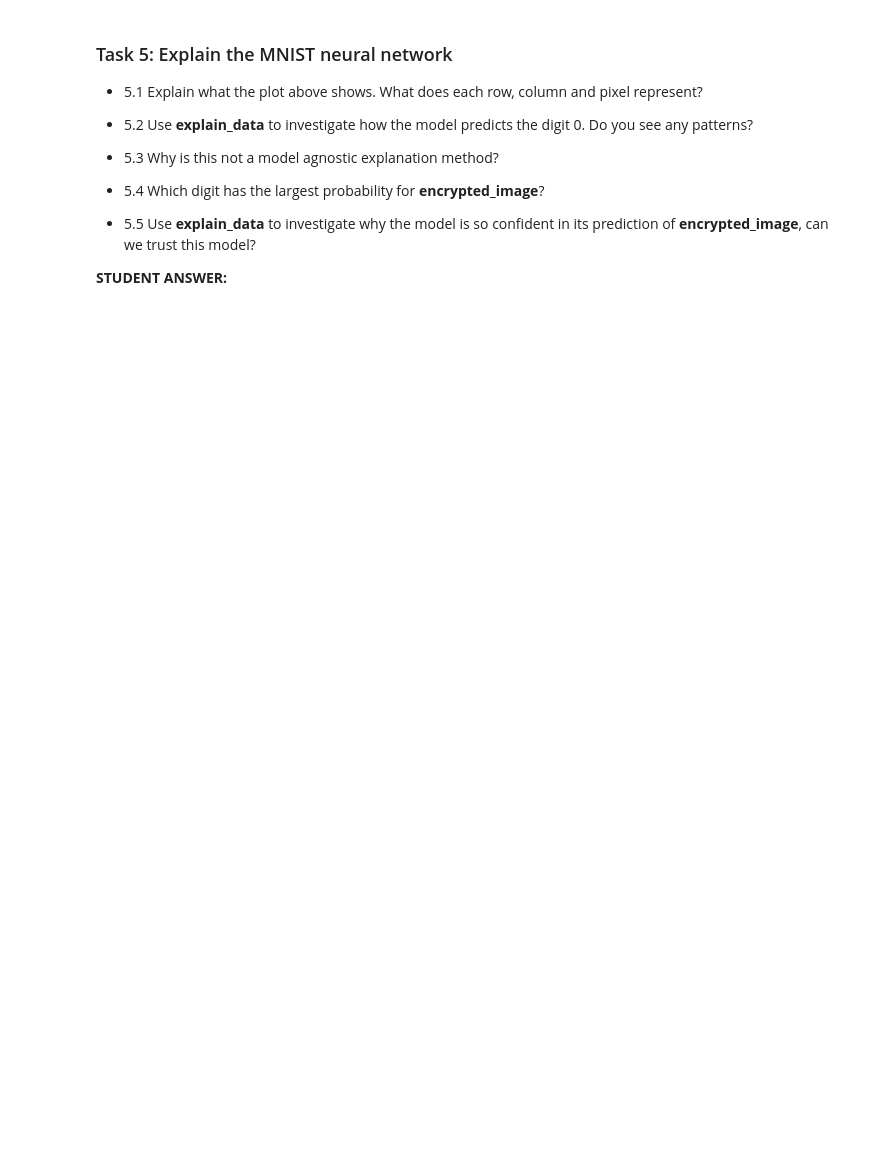
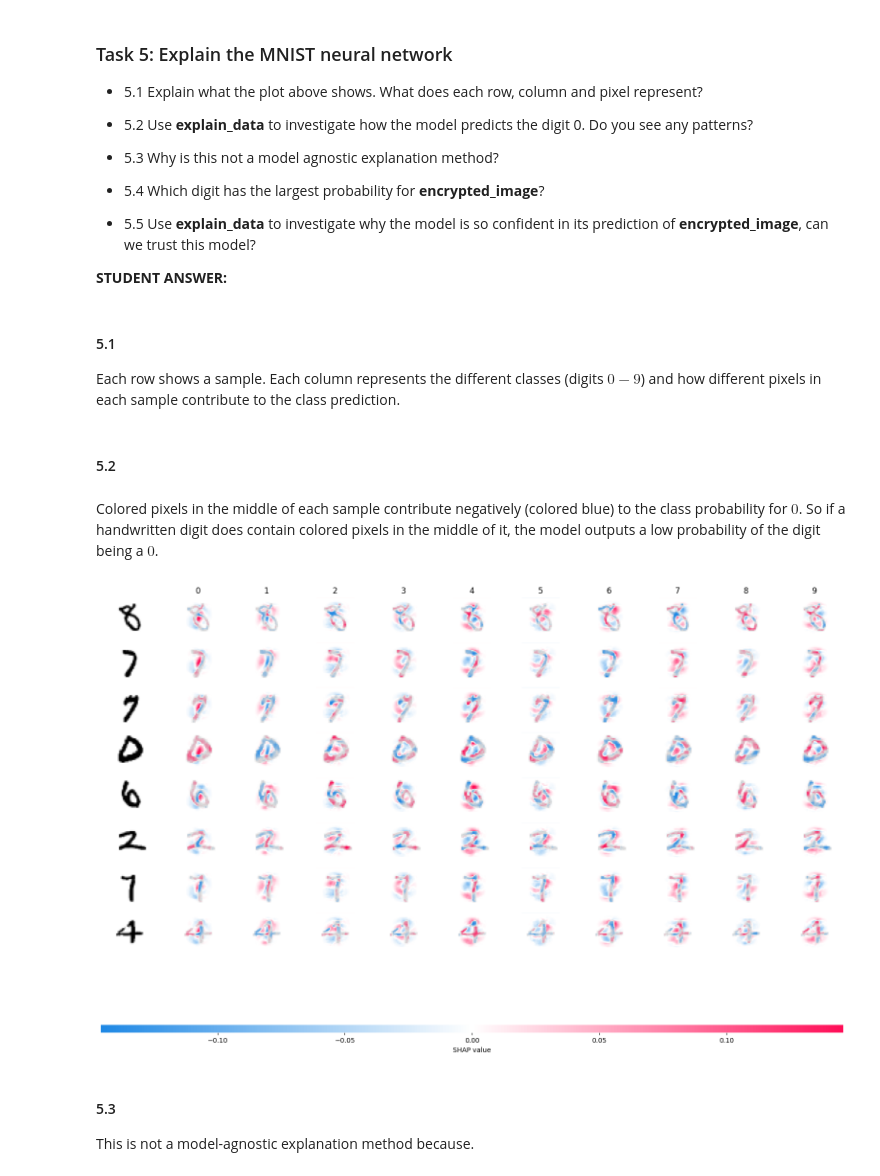
Before and after one commit to btviet/tdt4172_ml3, a Jupyter notebook: Project3_XAI.ipynb, the cells around one changed output. Cells and saved outputs as stored; diff of their text form; code cells hidden in the pictures; blank space fills up the shorter version.

```diff
--- a/Project3_XAI.ipynb
+++ b/Project3_XAI.ipynb
@@ -438,0 +464,14 @@ explain_data(X_test[:4])
+# %% [markdown]
+#### 5.1
+Each row shows a sample. Each column represents the different classes (digits $0-9$) and how different pixels in each sample contribute to the class prediction.
+# %% [markdown]
+#### 5.2
+# %% [markdown]
+Colored pixels in the middle of each sample contribute negatively (colored blue) to the class probability for $0$. So if a handwritten digit does contain colored pixels in the middle of it, the model outputs a low probability of the digit being a $0$.
+# %%
+explain_data(X_test[2:10])
+# %% [output]
+[figure, added]
+# %% [markdown]
+#### 5.3
+This is not a model-agnostic explanation method because.
```
Also changed, not shown: parts of 13 cells of this notebook.
